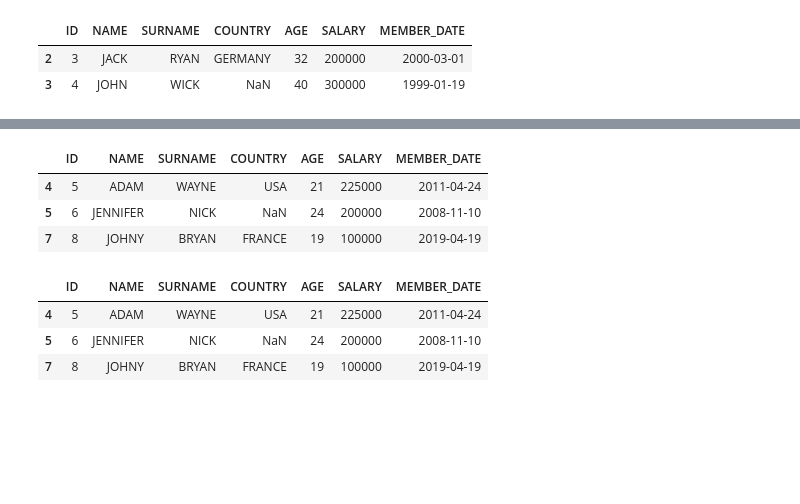
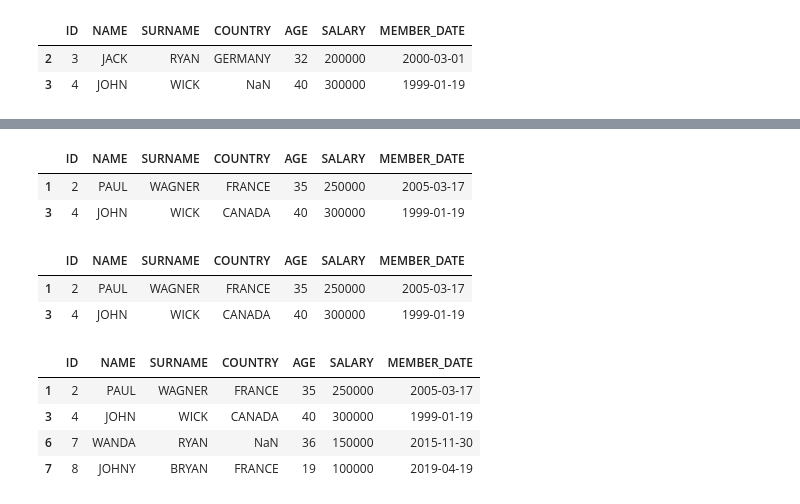
Before and after one commit to egitimplus/helpers, a Jupyter notebook: notebook/filter.ipynb, the cells around one changed output, grey strips where cells are left out. Cells and saved outputs as stored; diff of their text form; code cells hidden in the pictures; blank space fills up the shorter version.

```diff
--- a/notebook/filter.ipynb
+++ b/notebook/filter.ipynb
@@ -330,15 +354,25 @@ df.query("MEMBER_DATE.dt.year < 2005")
+# %%
+# method 1: Dataframe way
+df[(df.SALARY / 20 > 12000)]
+# %% [output]
+|  | ID | NAME | SURNAME | COUNTRY | AGE | SALARY | MEMBER_DATE |
+| 1 | 2 | PAUL | WAGNER | FRANCE | 35 | 250000 | 2005-03-17 |
+| 3 | 4 | JOHN | WICK | CANADA | 40 | 300000 | 1999-01-19 |
+# %%
+# method 2: query function
+df.query("SALARY / 20 > 12000")
+# %% [output]
+|  | ID | NAME | SURNAME | COUNTRY | AGE | SALARY | MEMBER_DATE |
+| 1 | 2 | PAUL | WAGNER | FRANCE | 35 | 250000 | 2005-03-17 |
+| 3 | 4 | JOHN | WICK | CANADA | 40 | 300000 | 1999-01-19 |
 # %%
-# SELECT * FROM TABLE WHERE AGE * 2 < 50;
-df.query("AGE * 2 < 50")
+# SELECT * FROM TABLE WHERE NAME > 'JO';
-# %% [output]
-|  | ID | NAME | SURNAME | COUNTRY | AGE | SALARY | MEMBER_DATE |
-| 4 | 5 | ADAM | WAYNE | USA | 21 | 225000 | 2011-04-24 |
-| 5 | 6 | JENNIFER | NICK | NaN | 24 | 200000 | 2008-11-10 |
-| 7 | 8 | JOHNY | BRYAN | FRANCE | 19 | 100000 | 2019-04-19 |
-# %%
-df[(df.AGE * 2 < 50)]
-# %% [output]
-|  | ID | NAME | SURNAME | COUNTRY | AGE | SALARY | MEMBER_DATE |
-| 4 | 5 | ADAM | WAYNE | USA | 21 | 225000 | 2011-04-24 |
-| 5 | 6 | JENNIFER | NICK | NaN | 24 | 200000 | 2008-11-10 |
-| 7 | 8 | JOHNY | BRYAN | FRANCE | 19 | 100000 | 2019-04-19 |
+# %%
+# method 1: Dataframe way
+df[(df.NAME > 'JO')]
+# %% [output]
+|  | ID | NAME | SURNAME | COUNTRY | AGE | SALARY | MEMBER_DATE |
+| 1 | 2 | PAUL | WAGNER | FRANCE | 35 | 250000 | 2005-03-17 |
+| 3 | 4 | JOHN | WICK | CANADA | 40 | 300000 | 1999-01-19 |
+| 6 | 7 | WANDA | RYAN | NaN | 36 | 150000 | 2015-11-30 |
+| 7 | 8 | JOHNY | BRYAN | FRANCE | 19 | 100000 | 2019-04-19 |
```
Also changed, not shown: parts of 75 cells of this notebook.
